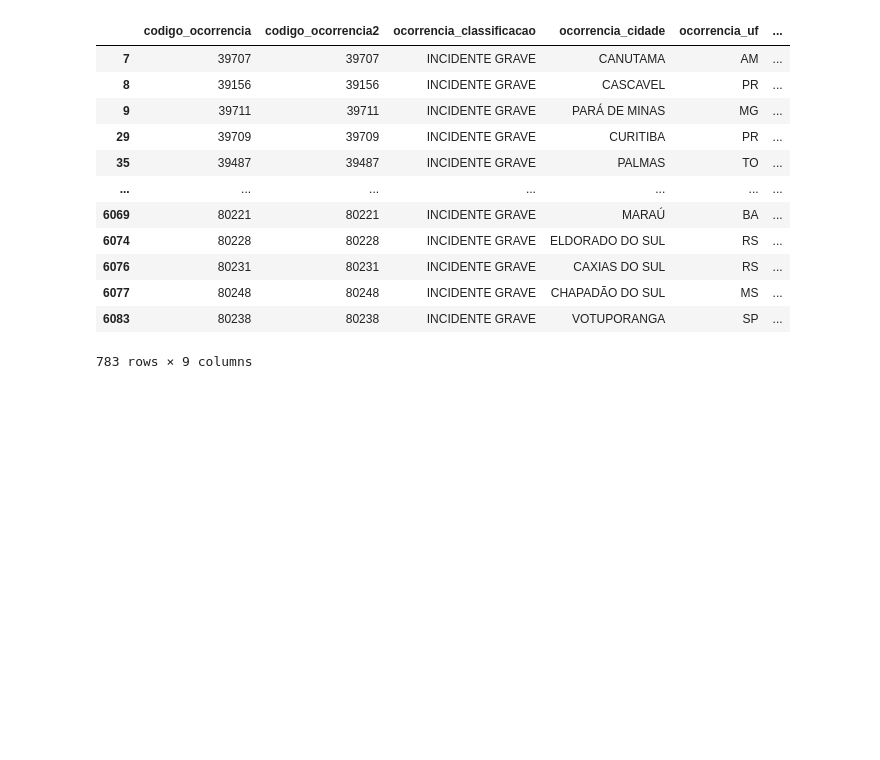
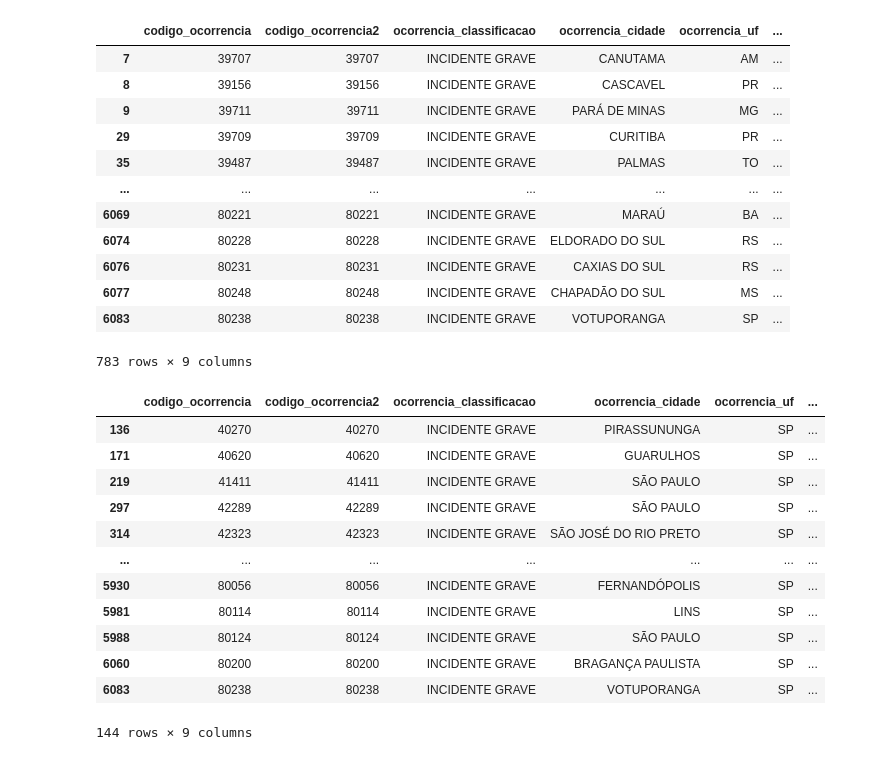
Before and after one commit to FranciscoStanley/ETL, a Jupyter notebook: projeto/transformacao.ipynb, the cells around one changed output. Cells and saved outputs as stored; diff of their text form; code cells hidden in the pictures; blank space fills up the shorter version.

```diff
--- a/projeto/transformacao.ipynb
+++ b/projeto/transformacao.ipynb
@@ -276,3 +276,22 @@ df.loc[filtro]
 | 6077 | 80248 | 80248 | INCIDENTE GRAVE | CHAPADÃO DO SUL | MS | ... |
 | 6083 | 80238 | 80238 | INCIDENTE GRAVE | VOTUPORANGA | SP | ... |
 783 rows × 9 columns
+# %%
+#ocorrências cuja classificação == INCIDENTE GRAVE e o estado == SP
+filtro1 = df.ocorrencia_classificacao == 'INCIDENTE GRAVE'
+filtro2 = df.ocorrencia_uf == 'SP'
+df.loc[filtro1 & filtro2]
+# %% [output]
+|  | codigo_ocorrencia | codigo_ocorrencia2 | ocorrencia_classificacao | ocorrencia_cidade | ocorrencia_uf | ... |
+| 136 | 40270 | 40270 | INCIDENTE GRAVE | PIRASSUNUNGA | SP | ... |
+| 171 | 40620 | 40620 | INCIDENTE GRAVE | GUARULHOS | SP | ... |
+| 219 | 41411 | 41411 | INCIDENTE GRAVE | SÃO PAULO | SP | ... |
+| 297 | 42289 | 42289 | INCIDENTE GRAVE | SÃO PAULO | SP | ... |
+| 314 | 42323 | 42323 | INCIDENTE GRAVE | SÃO JOSÉ DO RIO PRETO | SP | ... |
+| ... | ... | ... | ... | ... | ... | ... |
+| 5930 | 80056 | 80056 | INCIDENTE GRAVE | FERNANDÓPOLIS | SP | ... |
+| 5981 | 80114 | 80114 | INCIDENTE GRAVE | LINS | SP | ... |
+| 5988 | 80124 | 80124 | INCIDENTE GRAVE | SÃO PAULO | SP | ... |
+| 6060 | 80200 | 80200 | INCIDENTE GRAVE | BRAGANÇA PAULISTA | SP | ... |
+| 6083 | 80238 | 80238 | INCIDENTE GRAVE | VOTUPORANGA | SP | ... |
+144 rows × 9 columns
```
Also changed, not shown: parts of 2 cells of this notebook.
